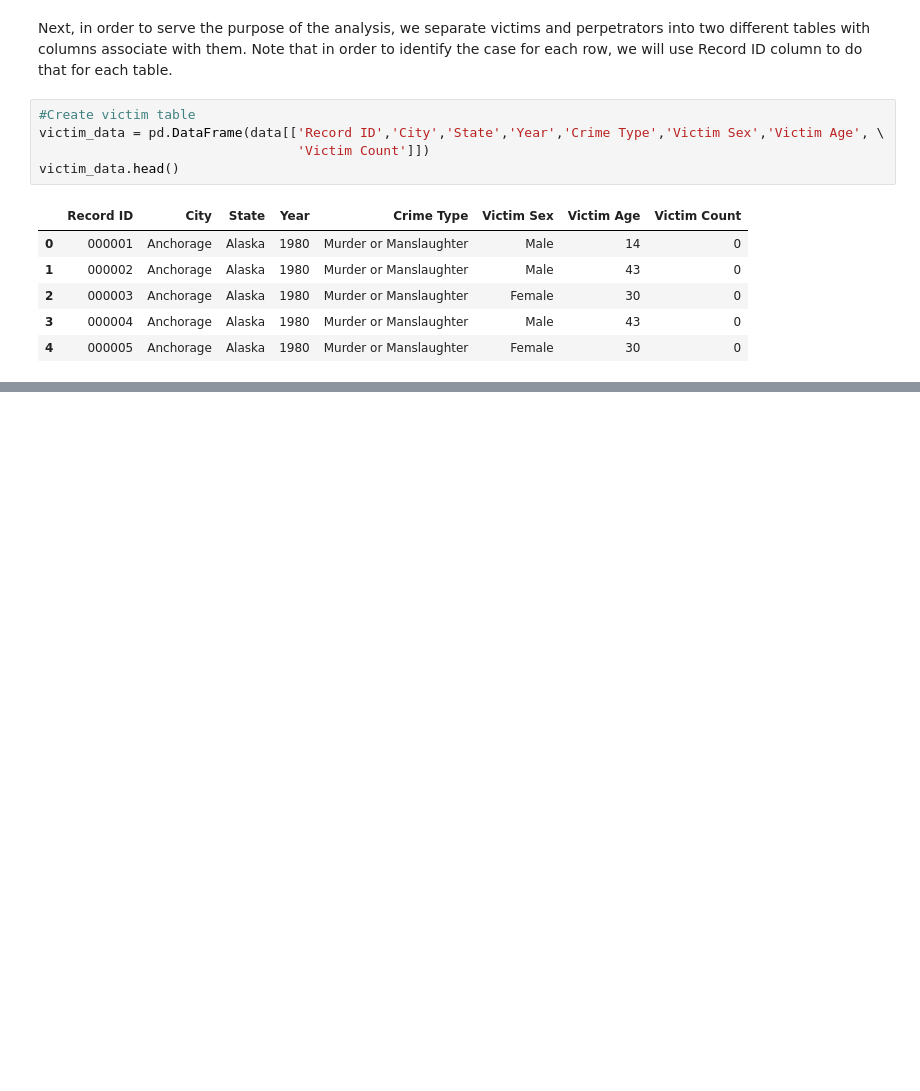
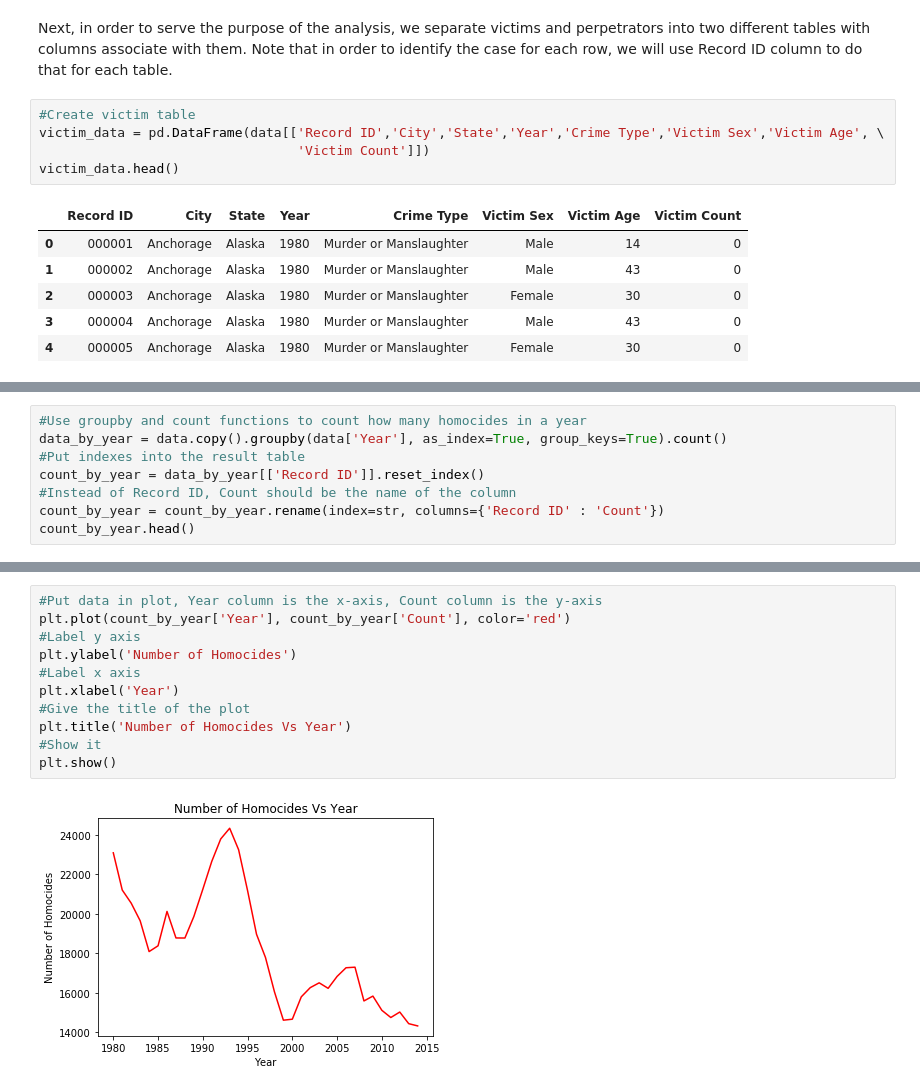
Before and after one commit to mhipona/cmsc320-mhipona, a Jupyter notebook: Final Tutorial/Final Tutorial.ipynb, the cells around one changed output, grey strips where cells are left out. Drawn from its saved outputs; the diff is of its cells as text; blank space fills up the shorter version.

```diff
--- a/Final Tutorial/Final Tutorial.ipynb
+++ b/Final Tutorial/Final Tutorial.ipynb
@@ -113,0 +113,8 @@ ped_data
+# %%
+#Use groupby and count functions to count how many homocides in a year
+data_by_year = data.copy().groupby(data['Year'], as_index=True, group_keys=True).count()
+#Put indexes into the result table
+count_by_year = data_by_year[['Record ID']].reset_index()
+#Instead of Record ID, Count should be the name of the column
+count_by_year = count_by_year.rename(index=str, columns={'Record ID' : 'Count'})
+count_by_year.head()
@@ -113,0 +131,13 @@ ped_data
+# %%
+#Put data in plot, Year column is the x-axis, Count column is the y-axis
+plt.plot(count_by_year['Year'], count_by_year['Count'], color='red')
+#Label y axis
+plt.ylabel('Number of Homocides')
+#Label x axis
+plt.xlabel('Year')
+#Give the title of the plot
+plt.title('Number of Homocides Vs Year')
+#Show it
+plt.show()
+# %% [output]
+[figure, added]
```
Also changed, not shown: parts of 23 cells of this notebook, 1 other file.
